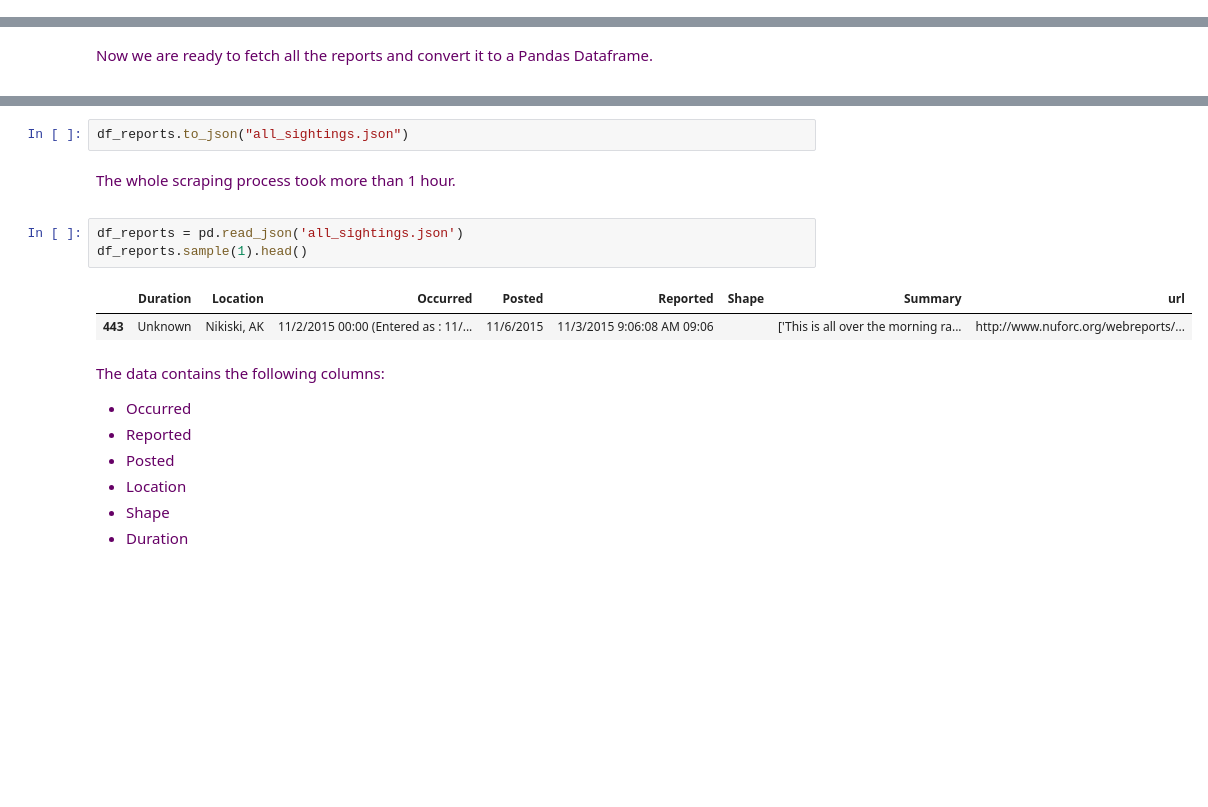
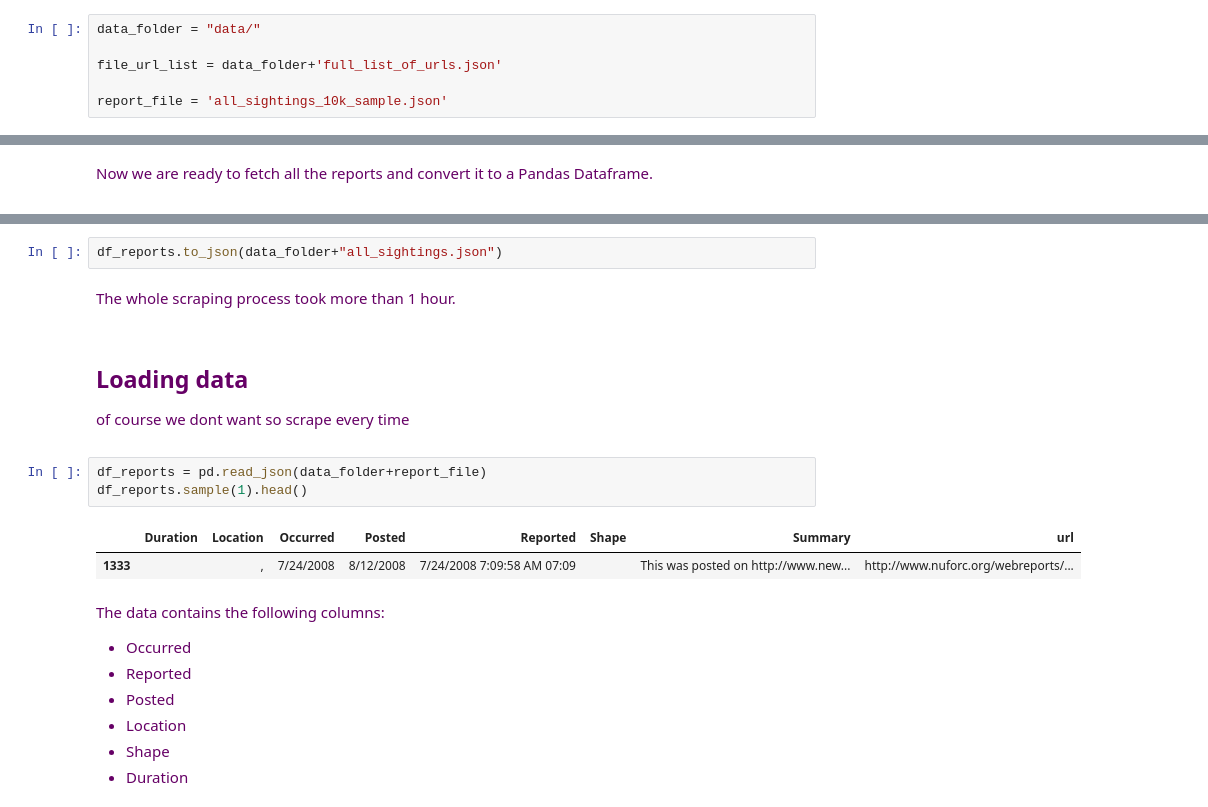
Before and after one commit to kiru/ada_project, a Jupyter notebook: UFO.ipynb, the cells around one changed output, grey strips where cells are left out. Drawn from its saved outputs; the diff is of its cells as text; blank space fills up the shorter version.

```diff
--- a/UFO.ipynb
+++ b/UFO.ipynb
@@ -32,3 +31,9 @@ The autoreload extension is already loaded. To reload it, use:
+# %%
+data_folder = "data/"
+
+file_url_list = data_folder+'full_list_of_urls.json'
+
+report_file = 'all_sightings_10k_sample.json'
 # %% [markdown]
 <font color='#660066'>
 
@@ -97,15 +79,21 @@ Wall time: 1h 13min 13s
 # %%
-df_reports.to_json("all_sightings.json")
+df_reports.to_json(data_folder+"all_sightings.json")
 # %% [markdown]
 <font color='#660066'>
 
 The whole scraping process took more than 1 hour.
+# %% [markdown]
+<font color='#660066'>
+
+## Loading data
+
+of course we dont want so scrape every time
 # %%
-df_reports = pd.read_json('all_sightings.json')
+df_reports = pd.read_json(data_folder+report_file)
 df_reports.sample(1).head()
 # %% [output]
 |  | Duration | Location | Occurred | Posted | Reported | Shape | Summary | url |
-| 443 | Unknown | Nikiski, AK | 11/2/2015 00:00 (Entered as : 11/... | 11/6/2015 | 11/3/2015 9:06:08 AM 09:06 |  | ['This is all over the morning ra... | http://www.nuforc.org/webreports/... |
+| 1333 |  | , | 7/24/2008 | 8/12/2008 | 7/24/2008 7:09:58 AM 07:09 |  | This was posted on http://www.new... | http://www.nuforc.org/webreports/... |
 # %% [markdown]
 <font color='#660066'>
 
```
Also changed, not shown: parts of 23 cells of this notebook.
